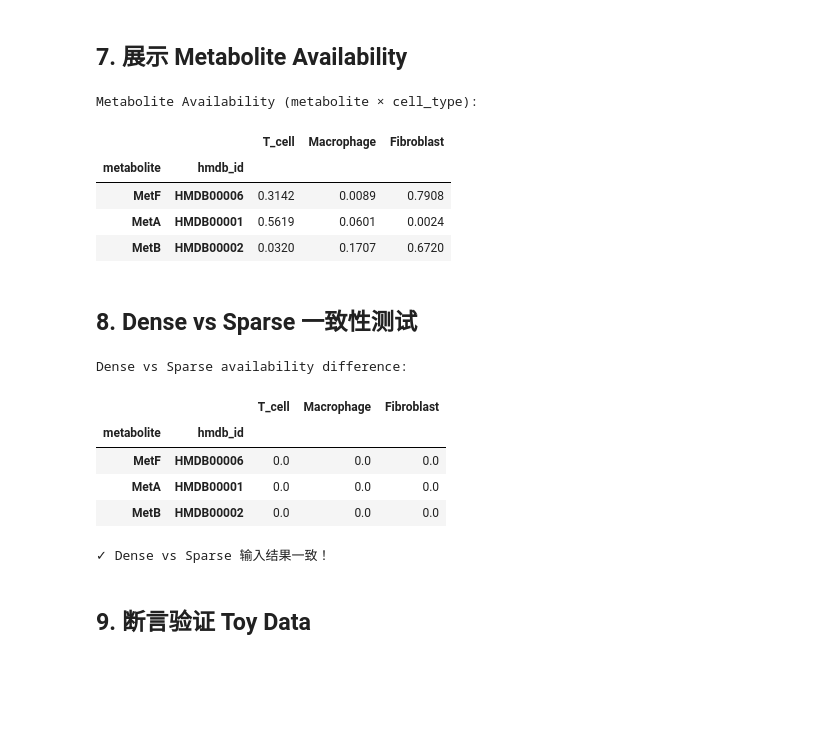
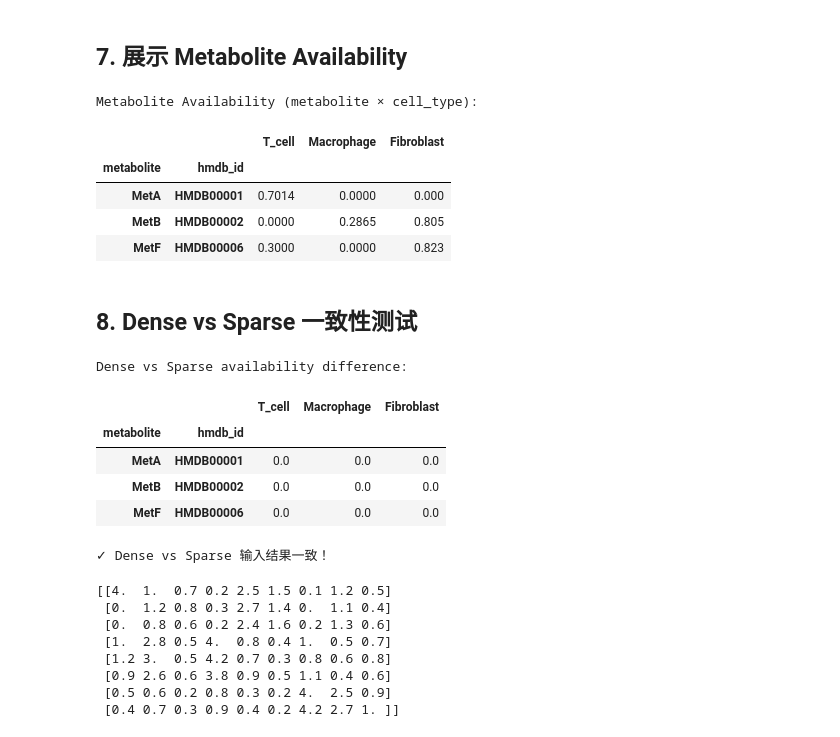
Before and after one commit to libmelo/CellMESH, a Jupyter notebook: examples/test_metabolite_availability_cellmesh.ipynb, the cells around one changed output. Cells and saved outputs as stored; diff of their text form; code cells hidden in the pictures; blank space fills up the shorter version.

```diff
--- a/examples/test_metabolite_availability_cellmesh.ipynb
+++ b/examples/test_metabolite_availability_cellmesh.ipynb
@@ -47,7 +47,7 @@ X = np.array([
     [0, 1.2, 0.8, 0.3, 2.7, 1.4, 0.0, 1.1, 0.4],
     [0, 0.8, 0.6, 0.2, 2.4, 1.6, 0.2, 1.3, 0.6],
     [1.0, 2.8, 0.5, 4.0, 0.8, 0.4, 1.0, 0.5, 0.7],
-    [1.2, 3.0, 0.4, 4.2, 0.7, 0.3, 0.8, 0.6, 0.8],
+    [1.2, 3.0, 0.5, 4.2, 0.7, 0.3, 0.8, 0.6, 0.8],
     [0.9, 2.6, 0.6, 3.8, 0.9, 0.5, 1.1, 0.4, 0.6],
     [0.5, 0.6, 0.2, 0.8, 0.3, 0.2, 4.0, 2.5, 0.9],
     [0.4, 0.7, 0.3, 0.9, 0.4, 0.2, 4.2, 2.7, 1.0],
@@ -131,17 +131,17 @@ simple_result['metadata']
 # %%
 # 4.1 构建完整的 reaction table
 reaction_table = pd.DataFrame([
-    #{"metabolite": "MetA", "HMDB_ID": "HMDB00001", "reaction": "R_A_prod_1", "gene": "G_prodA1", "direction": "product"},
-    {"metabolite": "MetA", "HMDB_ID": "HMDB00001", "reaction": "R_A_prod_1", "gene": "G_prodA2, G_prodA1", "direction": "product"},
-    {"metabolite": "MetA", "HMDB_ID": "HMDB00001", "reaction": "R_A_prod_2", "gene": "G_prodA3", "direction": "product"},
-    {"metabolite": "MetA", "HMDB_ID": "HMDB00001", "reaction": "R_A_sub_1", "gene": "G_consA", "direction": "substrate"},
-    {"metabolite": "MetA", "HMDB_ID": "HMDB00001", "reaction": "R_A_trans_1", "gene": "G_transA1", "direction": "transporter"},
-    {"metabolite": "MetA", "HMDB_ID": "HMDB00001", "reaction": "R_A_trans_1", "gene": "G_transA2", "direction": "transporter"},
-    {"metabolite": "MetB", "HMDB_ID": "HMDB00002", "reaction": "R_B_prod_1", "gene": "G_prodB", "direction": "product"},
-    {"metabolite": "MetF", "HMDB_ID": "HMDB00006", "reaction": "R_F_prod_1", "gene": "G_prodF", "direction": "product"},
-    {"metabolite": "MetF", "HMDB_ID": "HMDB00006", "reaction": "R_F_sub_1", "gene": "G_consA", "direction": "substrate"},
-    {"metabolite": "MetD", "HMDB_ID": "HMDB00004", "reaction": "R_D_sub_1", "gene": "G_consA", "direction": "substrate"},
-    {"metabolite": "MetC", "HMDB_ID": "HMDB00003", "reaction": "R_C_prod_1", "gene": "G_missing", "direction": "product"},
+    {"metabolite": "MetA", "hmdb_id": "HMDB00001", "reaction": "R_A_prod_1", "gene": "G_prodA1", "direction": "product"},
+    {"metabolite": "MetA", "hmdb_id": "HMDB00001", "reaction": "R_A_prod_1", "gene": "G_prodA2", "direction": "product"},
+    {"metabolite": "MetA", "hmdb_id": "HMDB00001", "reaction": "R_A_prod_2", "gene": "G_prodA3", "direction": "product"},
+    {"metabolite": "MetA", "hmdb_id": "HMDB00001", "reaction": "R_A_sub_1", "gene": "G_consA", "direction": "substrate"},
+    {"metabolite": "MetA", "hmdb_id": "HMDB00001", "reaction": "R_A_trans_1", "gene": "G_transA1", "direction": "exporter"},
+    {"metabolite": "MetA", "hmdb_id": "HMDB00001", "reaction": "R_A_trans_1", "gene": "G_transA2", "direction": "exporter"},
+    {"metabolite": "MetB", "hmdb_id": "HMDB00002", "reaction": "R_B_prod_1", "gene": "G_prodB, G_prodA1", "direction": "product"},
+    {"metabolite": "MetF", "hmdb_id": "HMDB00006", "reaction": "R_F_prod_1", "gene": "G_prodF", "direction": "product"},
+    {"metabolite": "MetF", "hmdb_id": "HMDB00006", "reaction": "R_F_sub_1", "gene": "G_consA", "direction": "substrate"},
+    {"metabolite": "MetD", "hmdb_id": "HMDB00004", "reaction": "R_D_sub_1", "gene": "G_consA", "direction": "substrate"},
+    {"metabolite": "MetC", "hmdb_id": "HMDB00003", "reaction": "R_C_prod_1", "gene": "G_missing", "direction": "product"},
 ])
 
 print("Reaction Table:")
@@ -167,13 +168,6 @@ result = cellmesh.compute_metabolite_availability(
     adata,
     reaction_table,
     celltype_col="cell_type",
-    min_cells=1,
-    lower=0,
-    upper=100,
-    eps=0.05,
-    beta=0.5,
-    missing_C_norm=0.41,
-    missing_E_norm=0.75,
     return_intermediates=True
 )
 # %%
@@ -275,9 +284,9 @@ display(availability.round(4))
 Metabolite Availability (metabolite × cell_type):
 |  |  | T_cell | Macrophage | Fibroblast |
 | metabolite | hmdb_id |  |  |  |
-| MetF | HMDB00006 | 0.3142 | 0.0089 | 0.7908 |
-| MetA | HMDB00001 | 0.5619 | 0.0601 | 0.0024 |
-| MetB | HMDB00002 | 0.0320 | 0.1707 | 0.6720 |
+| MetA | HMDB00001 | 0.7014 | 0.0000 | 0.000 |
+| MetB | HMDB00002 | 0.0000 | 0.2865 | 0.805 |
+| MetF | HMDB00006 | 0.3000 | 0.0000 | 0.823 |
 # %% [markdown]
 ## 8. Dense vs Sparse 一致性测试
 # %%
@@ -285,43 +294,46 @@ Metabolite Availability (metabolite × cell_type):
 adata_sparse = SimpleAnnData(
     X=sparse.csr_matrix(X),
     var_names=genes,
     obs={"cell_type": cell_types}
 )
 
 # 8.2 用 sparse 输入计算
 result_sparse = cellmesh.compute_metabolite_availability(
     adata_sparse,
     reaction_table,
     celltype_col="cell_type",
-    min_cells=1,
-    lower=0,
-    upper=100,
-    eps=0.05,
-    beta=0.5,
-    missing_C_norm=0.41,
-    missing_E_norm=0.75,
     return_intermediates=True
 )
 
 # 8.3 比较结果
 print("\nDense vs Sparse availability difference:")
 diff = availability - result_sparse['availability']
 display(diff.round(10))
 
 # 8.4 断言一致性
 pd.testing.assert_frame_equal(
     availability,
     result_sparse['availability'],
     atol=1e-10
 )
 print("\n✓ Dense vs Sparse 输入结果一致！")
 # %% [output]
 Dense vs Sparse availability difference:
 |  |  | T_cell | Macrophage | Fibroblast |
 | metabolite | hmdb_id |  |  |  |
-| MetF | HMDB00006 | 0.0 | 0.0 | 0.0 |
 | MetA | HMDB00001 | 0.0 | 0.0 | 0.0 |
 | MetB | HMDB00002 | 0.0 | 0.0 | 0.0 |
+| MetF | HMDB00006 | 0.0 | 0.0 | 0.0 |
 ✓ Dense vs Sparse 输入结果一致！
-# %% [markdown]
-## 9. 断言验证 Toy Data
+# %%
+# 取前 5 个细胞和前 5 个基因
+print(adata.X.toarray() if hasattr(adata.X, "toarray") else adata.X)
+# %% [output]
+[[4.  1.  0.7 0.2 2.5 1.5 0.1 1.2 0.5]
+ [0.  1.2 0.8 0.3 2.7 1.4 0.  1.1 0.4]
+ [0.  0.8 0.6 0.2 2.4 1.6 0.2 1.3 0.6]
+ [1.  2.8 0.5 4.  0.8 0.4 1.  0.5 0.7]
+ [1.2 3.  0.5 4.2 0.7 0.3 0.8 0.6 0.8]
+ [0.9 2.6 0.6 3.8 0.9 0.5 1.1 0.4 0.6]
+ [0.5 0.6 0.2 0.8 0.3 0.2 4.  2.5 0.9]
+ [0.4 0.7 0.3 0.9 0.4 0.2 4.2 2.7 1. ]]
```
Also changed, not shown: parts of 27 cells of this notebook, 5 other files.
